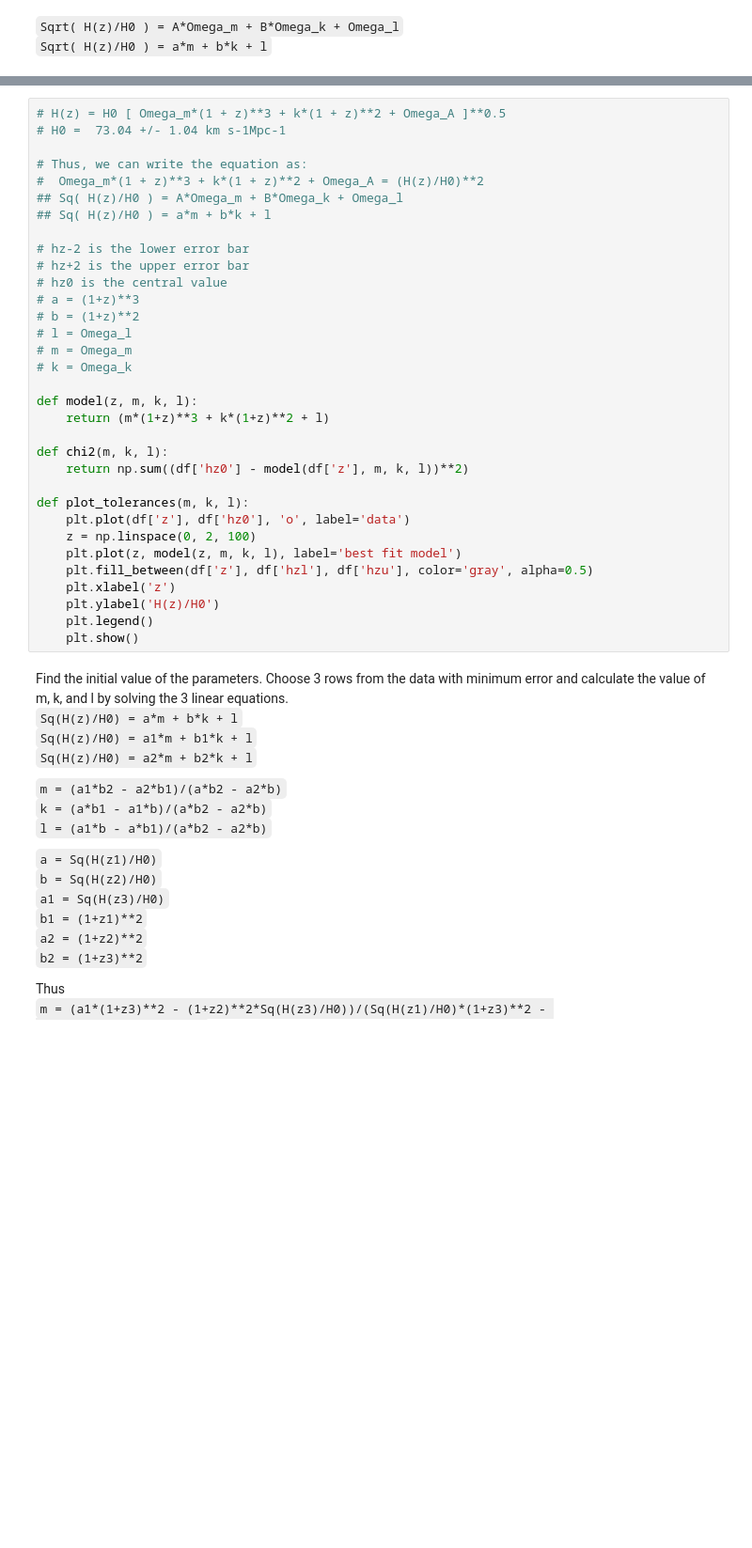
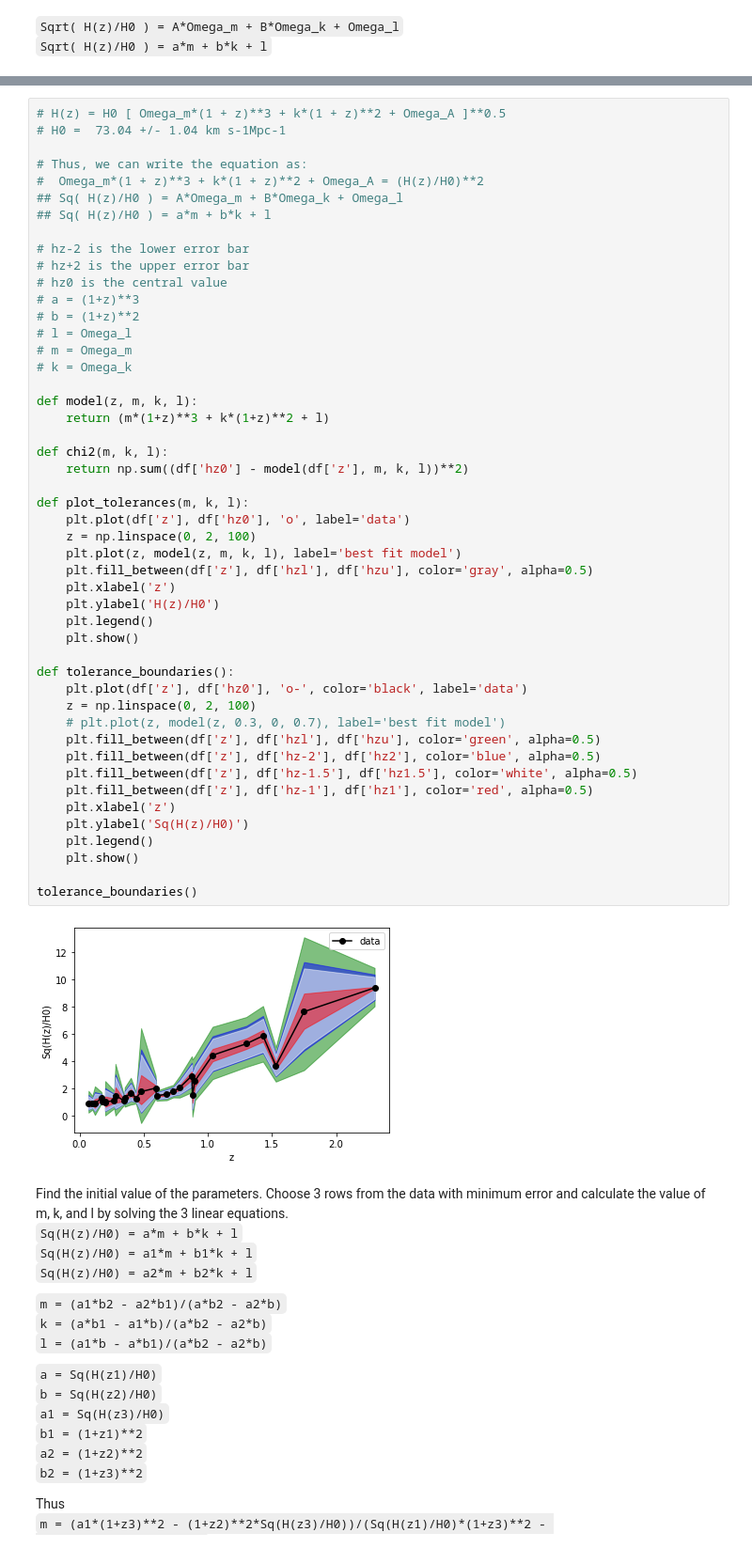
Before and after one commit to pranavsutar/Code-the-Cosmos-PHD, a Jupyter notebook: CodeTheCosmos.ipynb, the cells around one changed output, grey strips where cells are left out. Shown at 94% size. Saved outputs shown, nothing was run; the diff lists cells and outputs as text; blank space fills up the shorter version.

````diff
--- a/CodeTheCosmos.ipynb
+++ b/CodeTheCosmos.ipynb
@@ -41,33 +82,50 @@ df.head()
 
 # Thus, we can write the equation as:
 #  Omega_m*(1 + z)**3 + k*(1 + z)**2 + Omega_A = (H(z)/H0)**2
 ## Sq( H(z)/H0 ) = A*Omega_m + B*Omega_k + Omega_l
 ## Sq( H(z)/H0 ) = a*m + b*k + l
 
 # hz-2 is the lower error bar
 # hz+2 is the upper error bar
 # hz0 is the central value
 # a = (1+z)**3
 # b = (1+z)**2
 # l = Omega_l
 # m = Omega_m
 # k = Omega_k
 
 def model(z, m, k, l):
     return (m*(1+z)**3 + k*(1+z)**2 + l)
 
 def chi2(m, k, l):
     return np.sum((df['hz0'] - model(df['z'], m, k, l))**2)
 
 def plot_tolerances(m, k, l):
     plt.plot(df['z'], df['hz0'], 'o', label='data')
     z = np.linspace(0, 2, 100)
     plt.plot(z, model(z, m, k, l), label='best fit model')
     plt.fill_between(df['z'], df['hzl'], df['hzu'], color='gray', alpha=0.5)
     plt.xlabel('z')
     plt.ylabel('H(z)/H0')
     plt.legend()
     plt.show()
+
+def tolerance_boundaries():
+    plt.plot(df['z'], df['hz0'], 'o-', color='black', label='data')
+    z = np.linspace(0, 2, 100)
+    # plt.plot(z, model(z, 0.3, 0, 0.7), label='best fit model')
+    plt.fill_between(df['z'], df['hzl'], df['hzu'], color='green', alpha=0.5)
+    plt.fill_between(df['z'], df['hz-2'], df['hz2'], color='blue', alpha=0.5)
+    plt.fill_between(df['z'], df['hz-1.5'], df['hz1.5'], color='white', alpha=0.5)
+    plt.fill_between(df['z'], df['hz-1'], df['hz1'], color='red', alpha=0.5)
+    plt.xlabel('z')
+    plt.ylabel('Sq(H(z)/H0)')
+    plt.legend()
+    plt.show()
+
+tolerance_boundaries()
+# %% [output]
+[figure, added]
 # %% [markdown]
 Find the initial value of the parameters. Choose 3 rows from the data with minimum error and calculate the value of m, k, and l by solving the 3 linear equations.
 ```Sq(H(z)/H0) = a*m + b*k + l```
````
Also changed, not shown: parts of 22 cells of this notebook, 2 other files.
